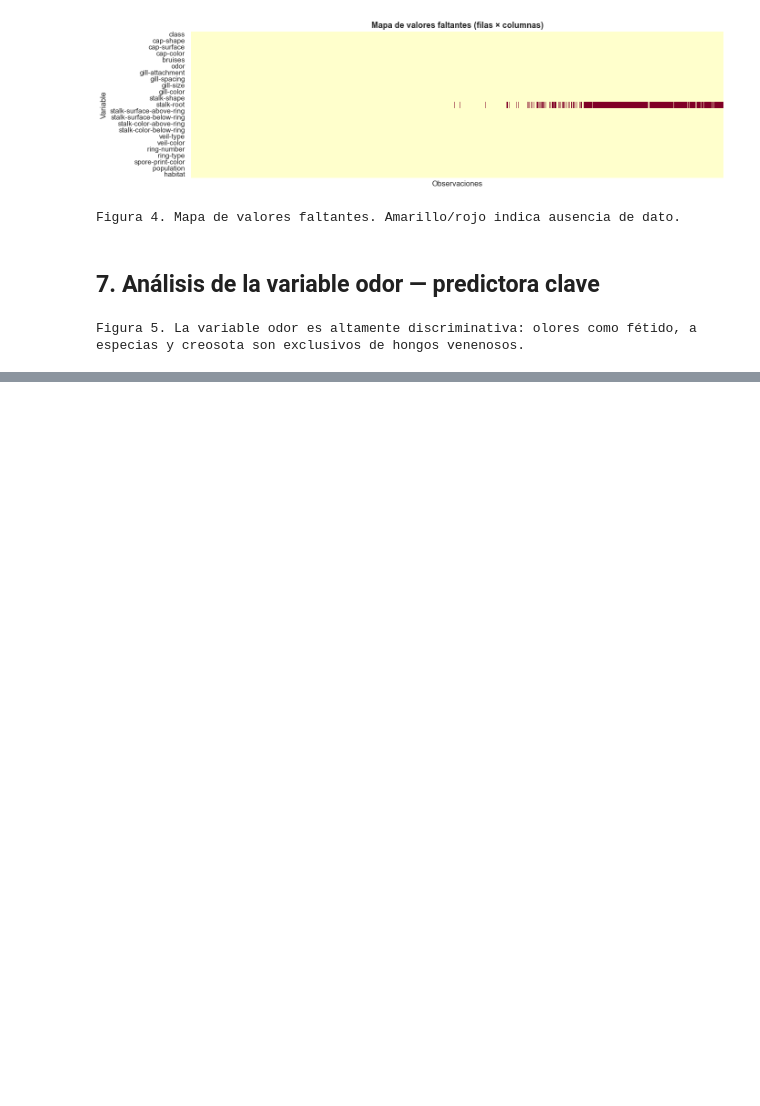
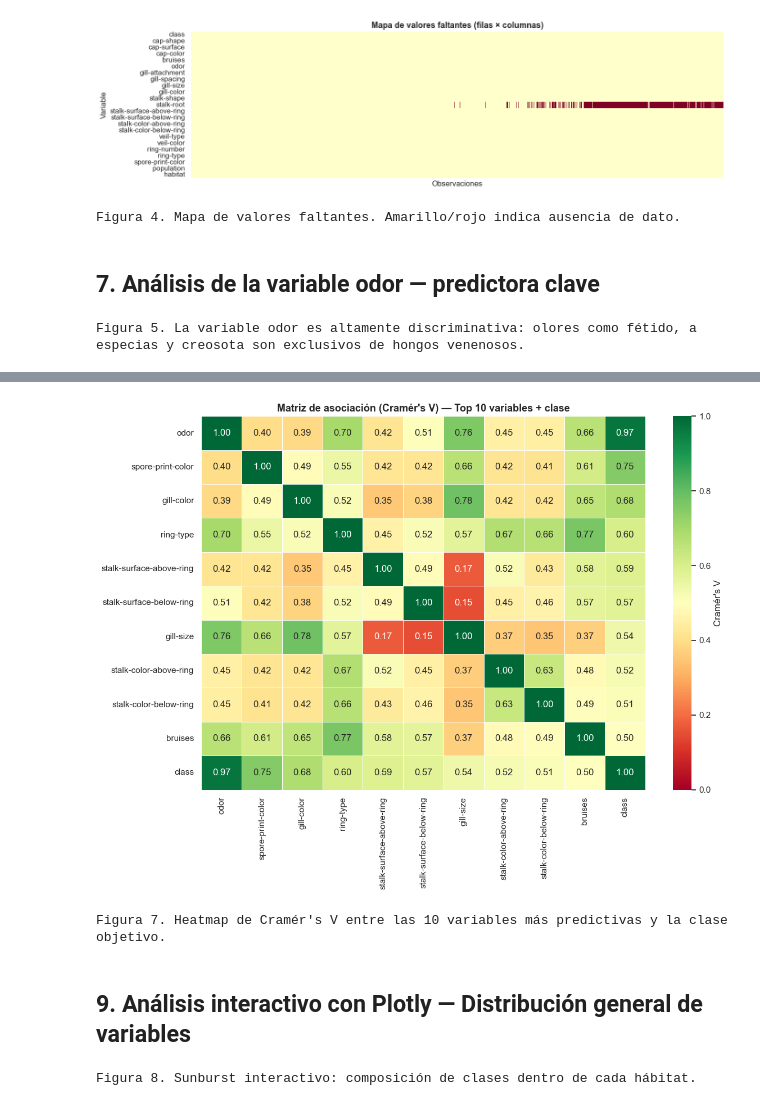
Before and after one commit to AleWWH1104/Lab10-md, a Jupyter notebook: Lab10.ipynb, the cells around one changed output, grey strips where cells are left out. Cells and saved outputs as stored; diff of their text form; code cells hidden in the pictures; blank space fills up the shorter version.

```diff
--- a/Lab10.ipynb
+++ b/Lab10.ipynb
@@ -312,0 +377,60 @@ Figura 5. La variable odor es altamente discriminativa: olores como fétido, a e
+# %%
+# Heatmap de Cramér's V entre todas las variables (matriz completa)
+# Computacionalmente costoso — usamos un subconjunto de las 10 más asociadas
+top_features = cramers_series.head(10).index.tolist() + ['class']
+df_top = df[top_features]
+
+all_cols = df_top.columns.tolist()
+matrix = pd.DataFrame(index=all_cols, columns=all_cols, dtype=float)
+
+for c1 in all_cols:
+    for c2 in all_cols:
+        if c1 == c2:
+            matrix.loc[c1, c2] = 1.0
+        elif pd.isna(matrix.loc[c1, c2]):
+            v = cramers_v(df_top[c1], df_top[c2])
+            matrix.loc[c1, c2] = v
+            matrix.loc[c2, c1] = v
+
+matrix = matrix.astype(float)
+
+fig, ax = plt.subplots(figsize=(12, 9))
+mask = np.triu(np.ones_like(matrix, dtype=bool), k=1)
+sns.heatmap(matrix, annot=True, fmt='.2f', cmap='RdYlGn',
+            vmin=0, vmax=1, linewidths=0.5,
+            ax=ax, cbar_kws={'label': "Cramér's V"})
+ax.set_title("Matriz de asociación (Cramér's V) — Top 10 variables + clase",
+             fontsize=13, fontweight='bold')
+plt.tight_layout()
+plt.savefig('heatmap_cramers_v.png', dpi=150, bbox_inches='tight')
+plt.show()
+print("Figura 7. Heatmap de Cramér's V entre las 10 variables más predictivas y la clase objetivo.")
+# %% [output]
+[figure, added]
+Figura 7. Heatmap de Cramér's V entre las 10 variables más predictivas y la clase objetivo.
+# %% [markdown]
+## 9. Análisis interactivo con Plotly — Distribución general de variables
+# %%
+# Sunburst interactivo: habitat → class
+df_sun = df.copy()
+
+habitat_map = {
+    'g': 'Pasto', 'l': 'Hojas', 'm': 'Pradera',
+    'p': 'Caminos', 'u': 'Urbano', 'w': 'Desperdicio', 'd': 'Bosque'
+}
+class_map = {'p': 'Venenoso', 'e': 'Comestible'}
+df_sun['habitat_label'] = df_sun['habitat'].map(habitat_map)
+df_sun['class_label'] = df_sun['class'].map(class_map)
+
+fig = px.sunburst(
+    df_sun,
+    path=['habitat_label', 'class_label'],
+    color='class_label',
+    color_discrete_map={'Comestible': '#d38f62', 'Venenoso': '#e7695b'},
+    title='Distribución de hongos por hábitat y clase'
+)
+fig.update_layout(title_font_size=15)
+fig.show()
+print('Figura 8. Sunburst interactivo: composición de clases dentro de cada hábitat.')
+# %% [output]
+Figura 8. Sunburst interactivo: composición de clases dentro de cada hábitat.
```
Also changed, not shown: parts of 6 cells of this notebook, 4 other files.
